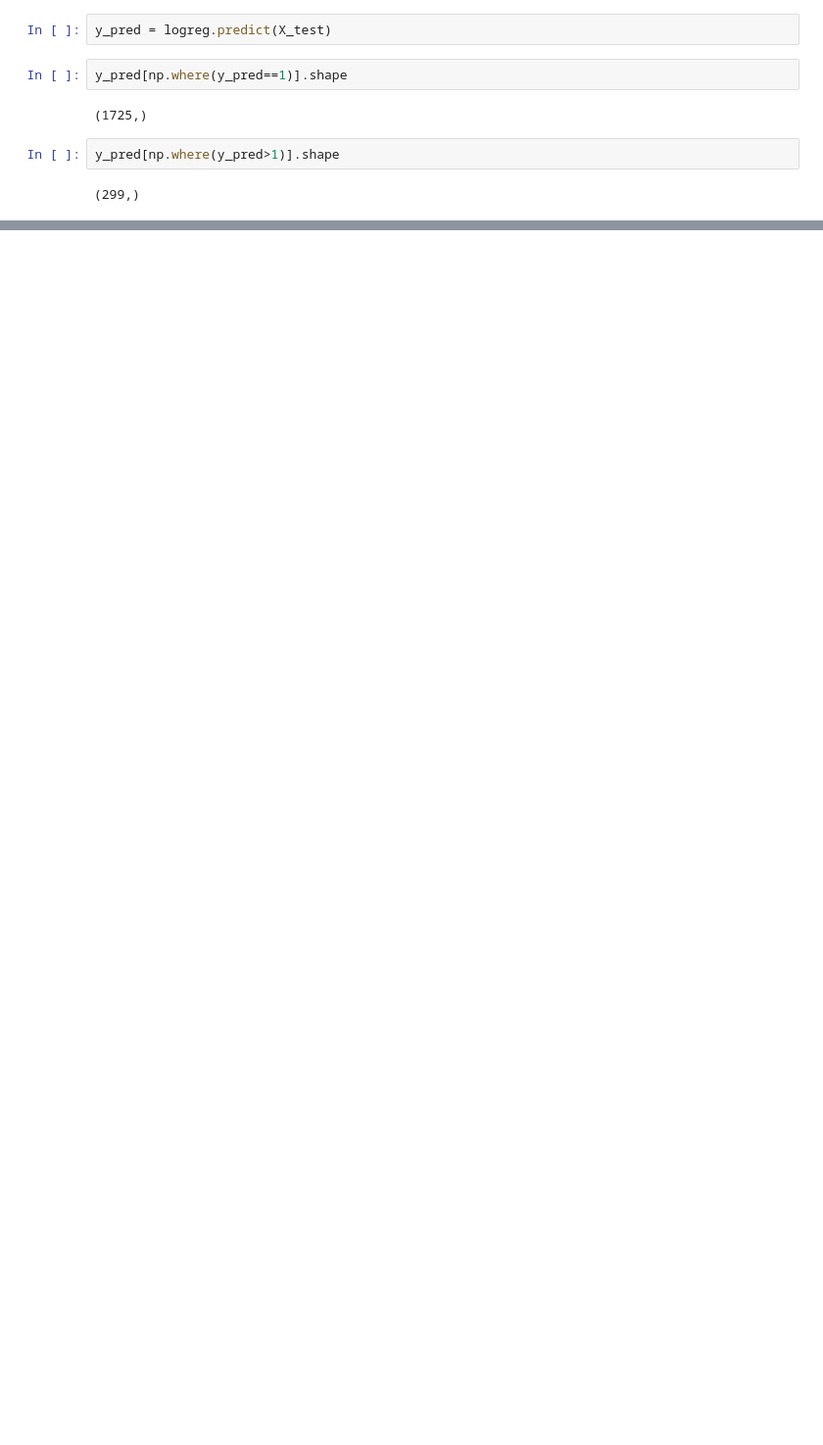
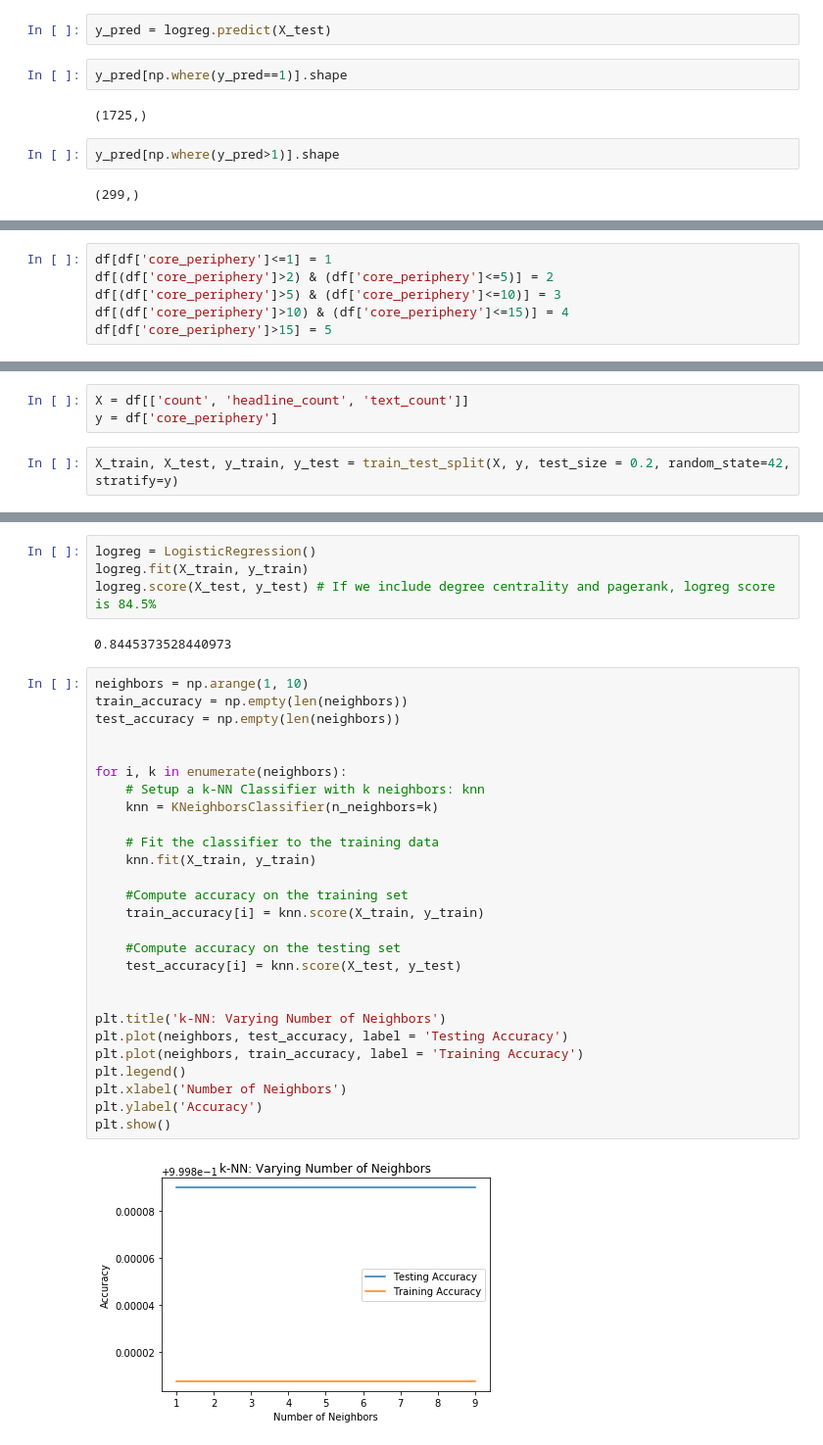
Before and after one commit to shoumikchow/Research, a Jupyter notebook: ML.ipynb, the cells around one changed output, grey strips where cells are left out. Shown: that part at 98% size. Drawn from its saved outputs; the diff is of its cells as text; blank space fills up the shorter version.

```diff
--- a/ML.ipynb
+++ b/ML.ipynb
@@ -149,0 +206,6 @@ y_pred[np.where(y_pred>1)].shape
+# %%
+df[df['core_periphery']<=1] = 1
+df[(df['core_periphery']>2) & (df['core_periphery']<=5)] = 2
+df[(df['core_periphery']>5) & (df['core_periphery']<=10)] = 3
+df[(df['core_periphery']>10) & (df['core_periphery']<=15)] = 4
+df[df['core_periphery']>15] = 5
@@ -149,0 +216,5 @@ y_pred[np.where(y_pred>1)].shape
+# %%
+X = df[['count', 'headline_count', 'text_count']]
+y = df['core_periphery']
+# %%
+X_train, X_test, y_train, y_test = train_test_split(X, y, test_size = 0.2, random_state=42, stratify=y)
@@ -149,0 +225,35 @@ y_pred[np.where(y_pred>1)].shape
+# %%
+logreg = LogisticRegression()
+logreg.fit(X_train, y_train)
+logreg.score(X_test, y_test) # If we include degree centrality and pagerank, logreg score is 84.5%
+# %% [output]
+0.8445373528440973
+# %%
+neighbors = np.arange(1, 10)
+train_accuracy = np.empty(len(neighbors))
+test_accuracy = np.empty(len(neighbors))
+
+
+for i, k in enumerate(neighbors):
+    # Setup a k-NN Classifier with k neighbors: knn
+    knn = KNeighborsClassifier(n_neighbors=k)
+
+    # Fit the classifier to the training data
+    knn.fit(X_train, y_train)
+
+    #Compute accuracy on the training set
+    train_accuracy[i] = knn.score(X_train, y_train)
+
+    #Compute accuracy on the testing set
+    test_accuracy[i] = knn.score(X_test, y_test)
+
+
+plt.title('k-NN: Varying Number of Neighbors')
+plt.plot(neighbors, test_accuracy, label = 'Testing Accuracy')
+plt.plot(neighbors, train_accuracy, label = 'Training Accuracy')
+plt.legend()
+plt.xlabel('Number of Neighbors')
+plt.ylabel('Accuracy')
+plt.show()
+# %% [output]
+[figure, added]
```
Also changed, not shown: parts of 69 cells of this notebook.
